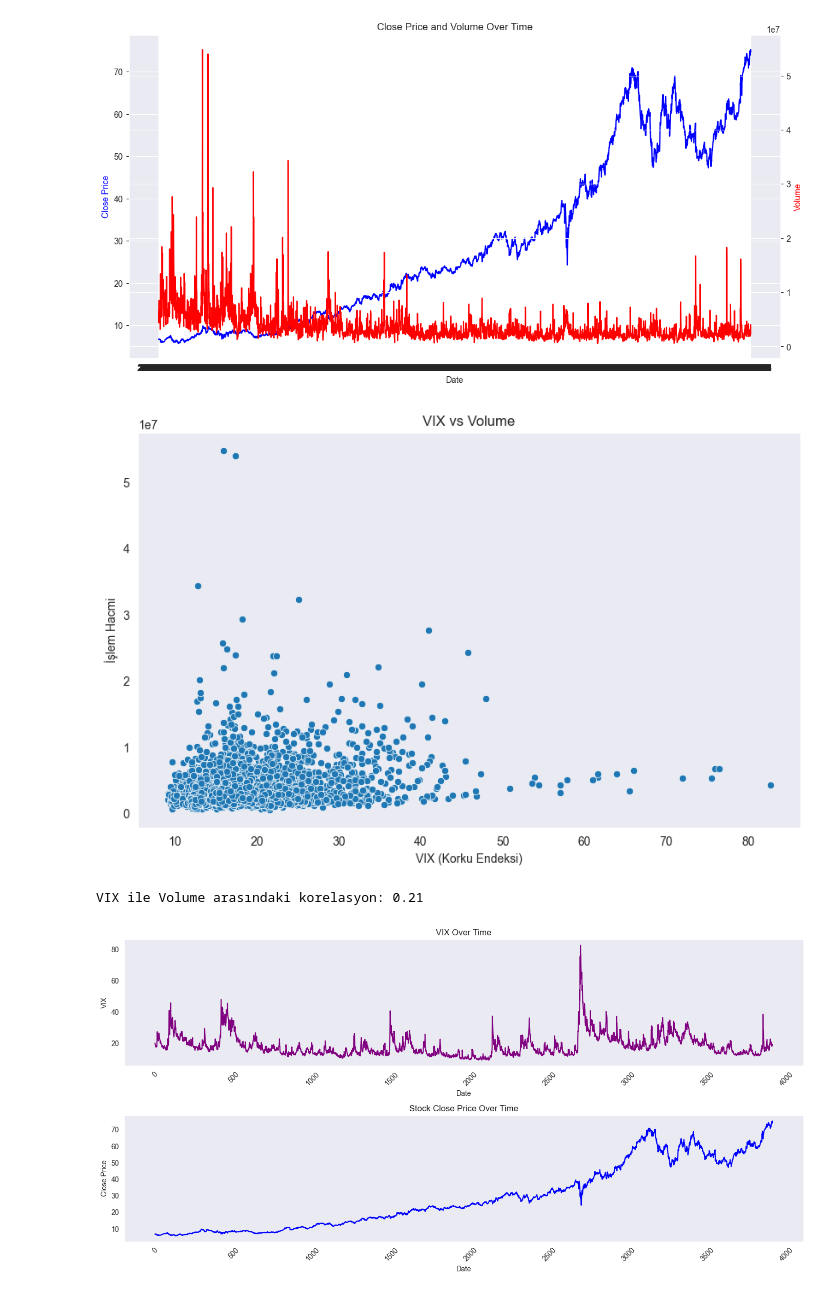
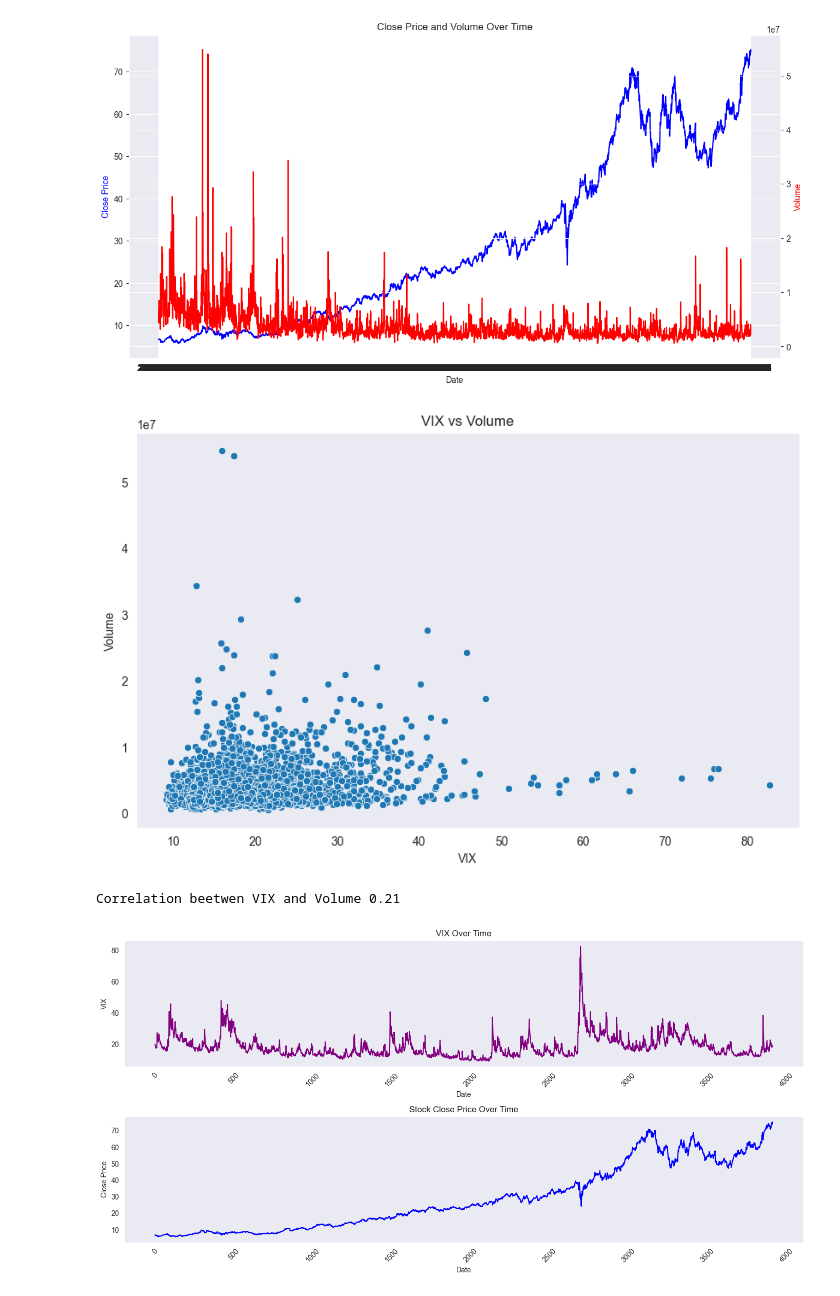
Before and after one commit to mertgenc0/mydsprojects, a Jupyter notebook: NasdaqDataS/nasdaqcompanies.ipynb, the cells around one changed output. Cells and saved outputs as stored; diff of their text form; code cells hidden in the pictures.

```diff
--- a/NasdaqDataS/nasdaqcompanies.ipynb
+++ b/NasdaqDataS/nasdaqcompanies.ipynb
@@ -87,23 +93,19 @@ plt.show()
 # %% [output]
 [figure]
 # %%
-
-
-# VIX ve Volume arasında bir scatter plot oluşturma
 plt.figure(figsize=(10, 6))
 sns.scatterplot(x='VIX', y='Volume', data=df)
 plt.title('VIX vs Volume')
-plt.xlabel('VIX (Korku Endeksi)')
-plt.ylabel('İşlem Hacmi')
+plt.xlabel('VIX')
+plt.ylabel('Volume')
 plt.grid()
 plt.show()
 
-# VIX ile Volume arasındaki korelasyonu hesapla
 correlation = df[['VIX', 'Volume']].corr().iloc[0, 1]
-print(f'VIX ile Volume arasındaki korelasyon: {correlation:.2f}')
+print(f'Correlation beetwen VIX and Volume {correlation:.2f}')
 # %% [output]
-[figure, old version]
+[figure, new version]
-VIX ile Volume arasındaki korelasyon: 0.21
+Correlation beetwen VIX and Volume 0.21
 # %%
 plt.figure(figsize=(14, 7))
 
```
Also changed, not shown: parts of 12 cells of this notebook.
